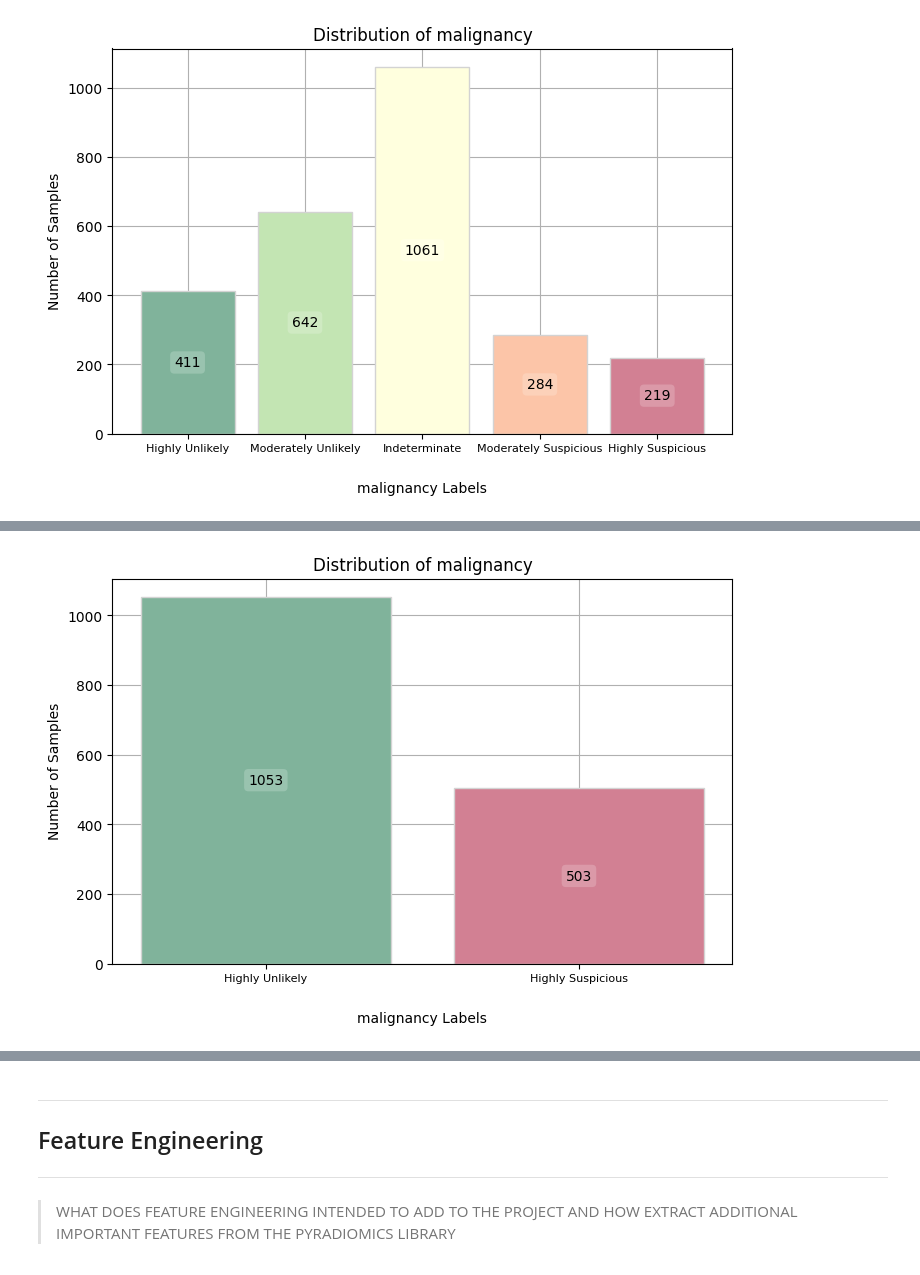
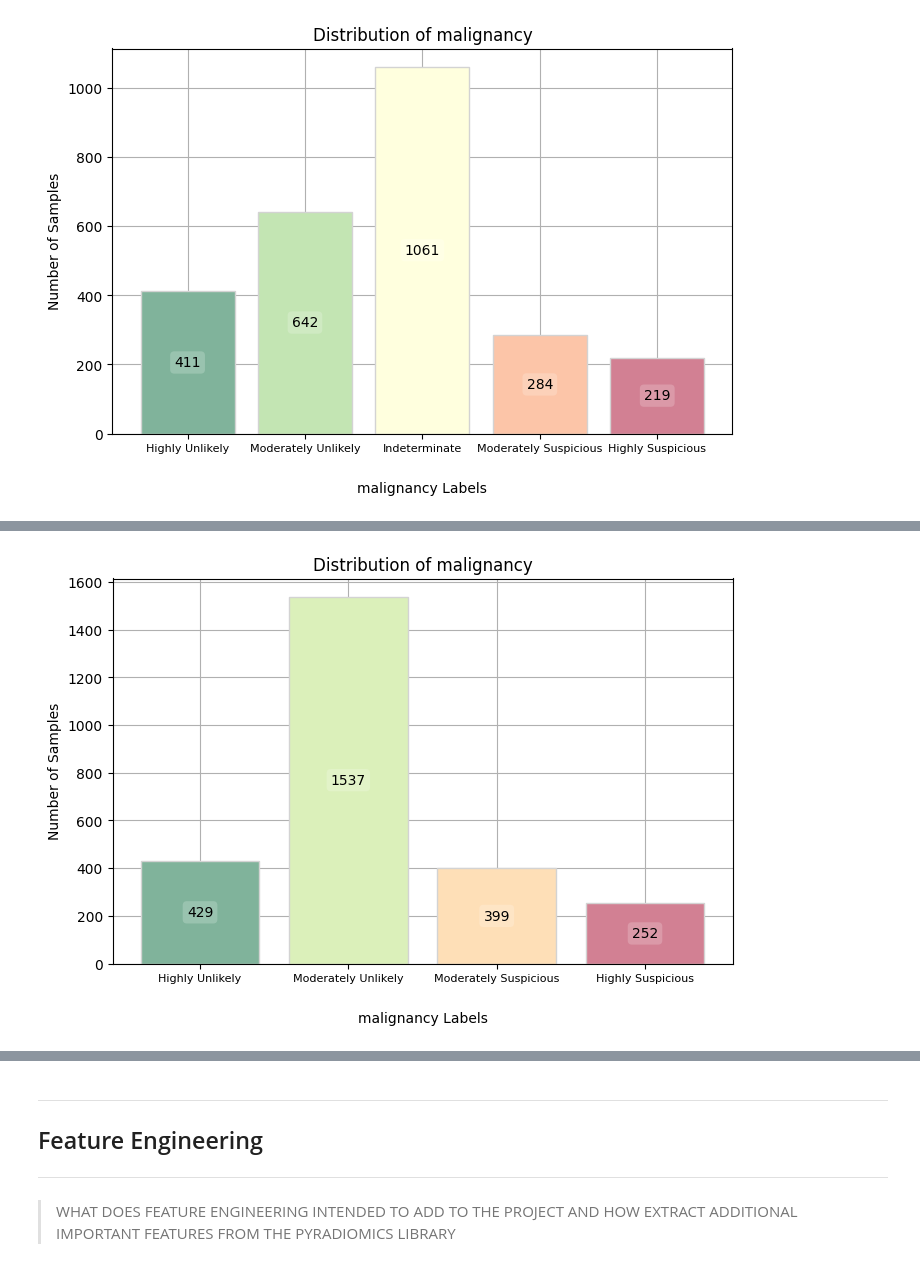
Before and after one commit to EstevesX10/Lung-Cancer-Classification-with-CT-Scans, a Jupyter notebook: Lung Cancer Classification with CT Scans/LungCancerClassification.ipynb, the cells around one changed output, grey strips where cells are left out. Drawn from its saved outputs; the diff is of its cells as text; code cells hidden in the pictures.

```diff
--- a/Lung Cancer Classification with CT Scans/LungCancerClassification.ipynb
+++ b/Lung Cancer Classification with CT Scans/LungCancerClassification.ipynb
@@ -429,0 +355,8 @@ plot_feature_distribution(df_pylidc, 'malignancy', True, malignancyDecoder)
+# %%
+# Process indeterminate Nodules using the Naive Bayes algorithm
+df_gaussian = processIndeterminateNodules(df_pylidc, "gaussian")
+
+# Plot the updated target feature distribution
+plot_feature_distribution(df_gaussian, 'malignancy', True, multiClassTargetDecoder)
+# %% [output]
+[figure, added]
@@ -433,11 +369,3 @@ targetDecoder = {
     0:'Highly Unlikely',
     1:'Highly Suspicious'
 }
-# %%
-# Perform Binarization
-df_pylidc['malignancy'] = df_pylidc['malignancy'].apply(lambda x: 0 if x <= 2 else 1)
-
-# Plot the updated target feature distribution
-plot_feature_distribution(df_pylidc, 'malignancy', True, targetDecoder)
-# %% [output]
-[figure, removed]
```
Also changed, not shown: parts of 32 cells of this notebook.
